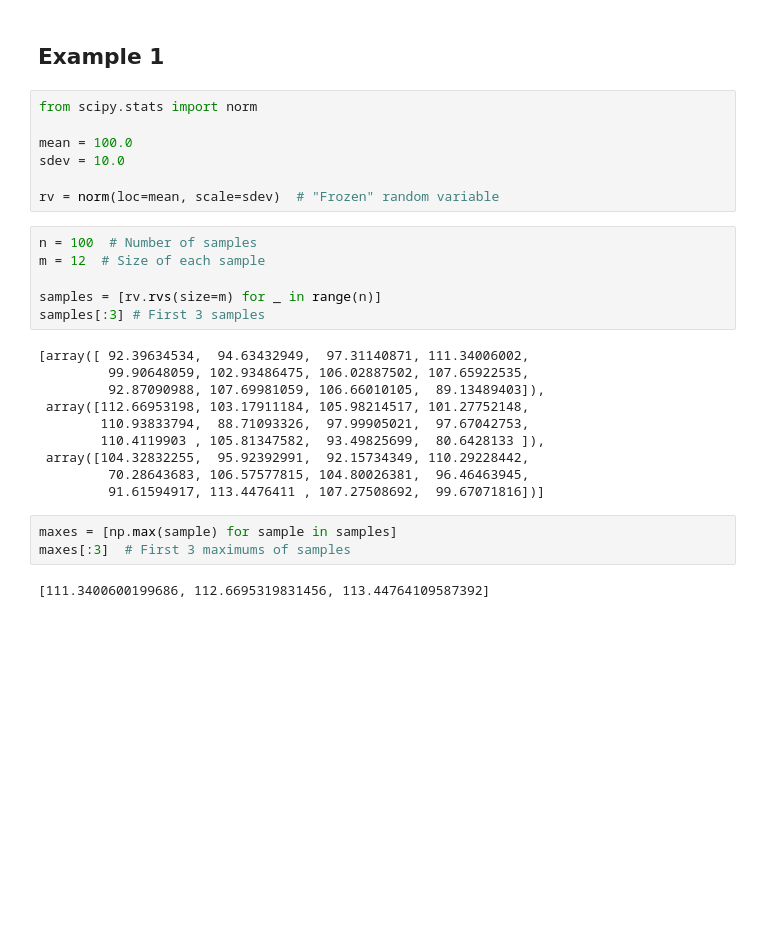
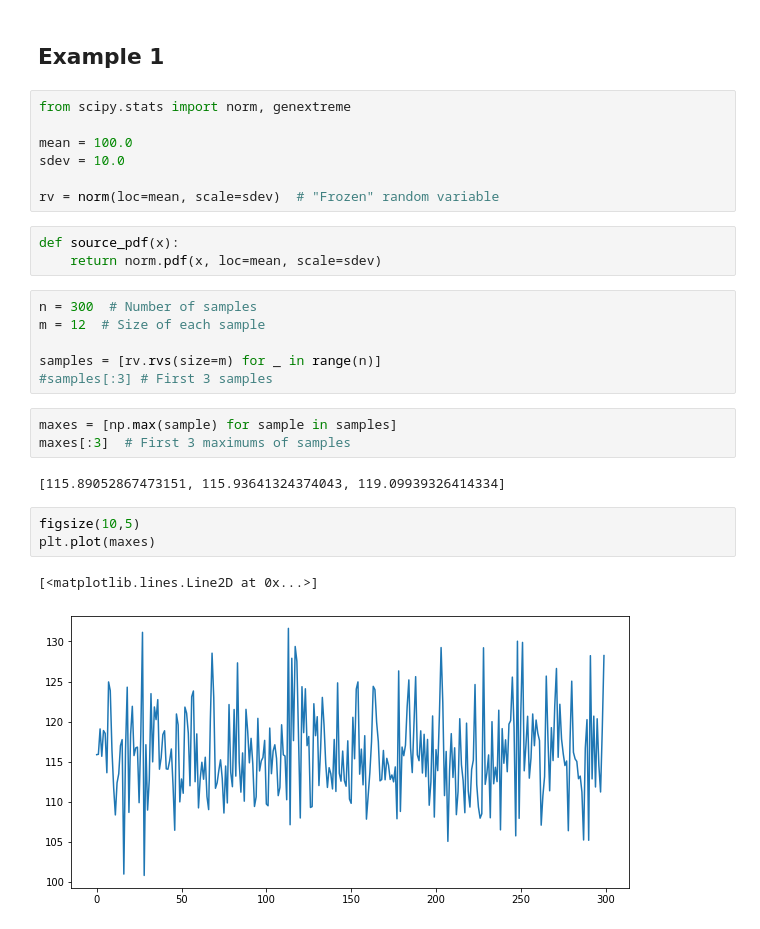
Before and after one commit to alreich/ipython-notebooks, a Jupyter notebook: EVT_Experiments.ipynb, the cells around one changed output. Drawn from its saved outputs; the diff is of its cells as text; blank space fills up the shorter version.

```diff
--- a/EVT_Experiments.ipynb
+++ b/EVT_Experiments.ipynb
@@ -48,30 +49,29 @@ SciPy.stats.genextreme, a generalized extreme value continuous random variable,
 # %% [markdown]
 ## Example 1
 # %%
-from scipy.stats import norm
+from scipy.stats import norm, genextreme
 
 mean = 100.0
 sdev = 10.0
 
 rv = norm(loc=mean, scale=sdev)  # "Frozen" random variable
+# %%
+def source_pdf(x):
+    return norm.pdf(x, loc=mean, scale=sdev)
 # %%
-n = 100  # Number of samples
+n = 300  # Number of samples
 m = 12  # Size of each sample
 
 samples = [rv.rvs(size=m) for _ in range(n)]
-samples[:3] # First 3 samples
+#samples[:3] # First 3 samples
-# %% [output]
-[array([ 92.39634534,  94.63432949,  97.31140871, 111.34006002,
-         99.90648059, 102.93486475, 106.02887502, 107.65922535,
-         92.87090988, 107.69981059, 106.66010105,  89.13489403]),
- array([112.66953198, 103.17911184, 105.98214517, 101.27752148,
-        110.93833794,  88.71093326,  97.99905021,  97.67042753,
-        110.4119903 , 105.81347582,  93.49825699,  80.6428133 ]),
- array([104.32832255,  95.92392991,  92.15734349, 110.29228442,
-         70.28643683, 106.57577815, 104.80026381,  96.46463945,
-         91.61594917, 113.4476411 , 107.27508692,  99.67071816])]
 # %%
 maxes = [np.max(sample) for sample in samples]
 maxes[:3]  # First 3 maximums of samples
 # %% [output]
-[111.3400600199686, 112.6695319831456, 113.44764109587392]
+[115.89052867473151, 115.93641324374043, 119.09939326414334]
+# %%
+figsize(10,5)
+plt.plot(maxes)
+# %% [output]
+[<matplotlib.lines.Line2D at 0x...>]
+[figure, added]
```
Also changed, not shown: parts of 3 cells of this notebook.
